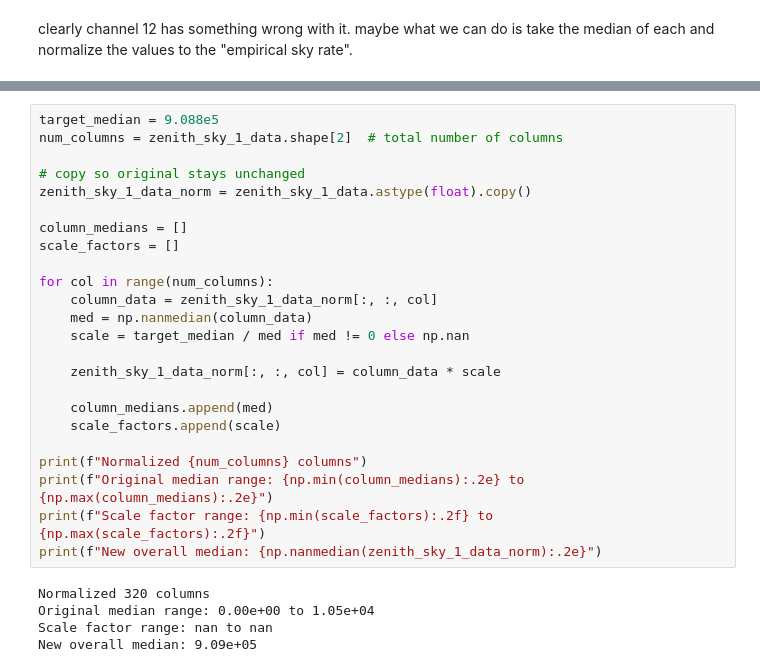
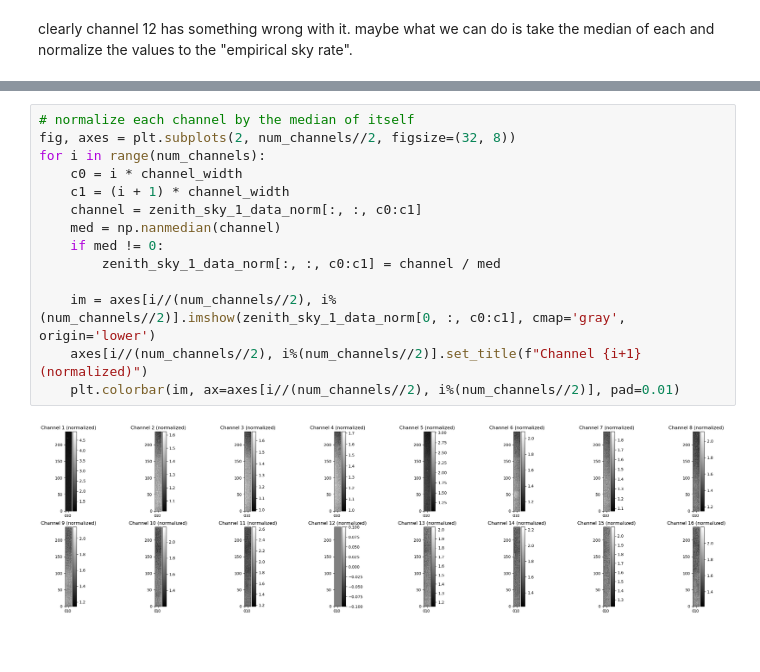
Before and after one commit to chase-urasaki/mirsi_sims, a Jupyter notebook: injection_and_recovery.ipynb, the cells around one changed output, grey strips where cells are left out. Drawn from its saved outputs; the diff is of its cells as text; blank space fills up the shorter version.

```diff
--- a/injection_and_recovery.ipynb
+++ b/injection_and_recovery.ipynb
@@ -134,29 +85,16 @@ plt.show()
 # %%
-target_median = 9.088e5
-num_columns = zenith_sky_1_data.shape[2]  # total number of columns
+# normalize each channel by the median of itself
+fig, axes = plt.subplots(2, num_channels//2, figsize=(32, 8))
+for i in range(num_channels):
+    c0 = i * channel_width
+    c1 = (i + 1) * channel_width
+    channel = zenith_sky_1_data_norm[:, :, c0:c1]
+    med = np.nanmedian(channel)
+    if med != 0:
+        zenith_sky_1_data_norm[:, :, c0:c1] = channel / med
 
-# copy so original stays unchanged
-zenith_sky_1_data_norm = zenith_sky_1_data.astype(float).copy()
-
-column_medians = []
-scale_factors = []
-
-for col in range(num_columns):
-    column_data = zenith_sky_1_data_norm[:, :, col]
-    med = np.nanmedian(column_data)
-    scale = target_median / med if med != 0 else np.nan
-
-    zenith_sky_1_data_norm[:, :, col] = column_data * scale
-
-    column_medians.append(med)
-    scale_factors.append(scale)
-
-print(f"Normalized {num_columns} columns")
-print(f"Original median range: {np.min(column_medians):.2e} to {np.max(column_medians):.2e}")
-print(f"Scale factor range: {np.min(scale_factors):.2f} to {np.max(scale_factors):.2f}")
-print(f"New overall median: {np.nanmedian(zenith_sky_1_data_norm):.2e}")
+    im = axes[i//(num_channels//2), i%(num_channels//2)].imshow(zenith_sky_1_data_norm[0, :, c0:c1], cmap='gray', origin='lower')
+    axes[i//(num_channels//2), i%(num_channels//2)].set_title(f"Channel {i+1} (normalized)")
+    plt.colorbar(im, ax=axes[i//(num_channels//2), i%(num_channels//2)], pad=0.01)
 # %% [output]
-Normalized 320 columns
-Original median range: 0.00e+00 to 1.05e+04
-Scale factor range: nan to nan
-New overall median: 9.09e+05
+[figure, added]
```
Also changed, not shown: parts of 15 cells of this notebook, 4 other files.
